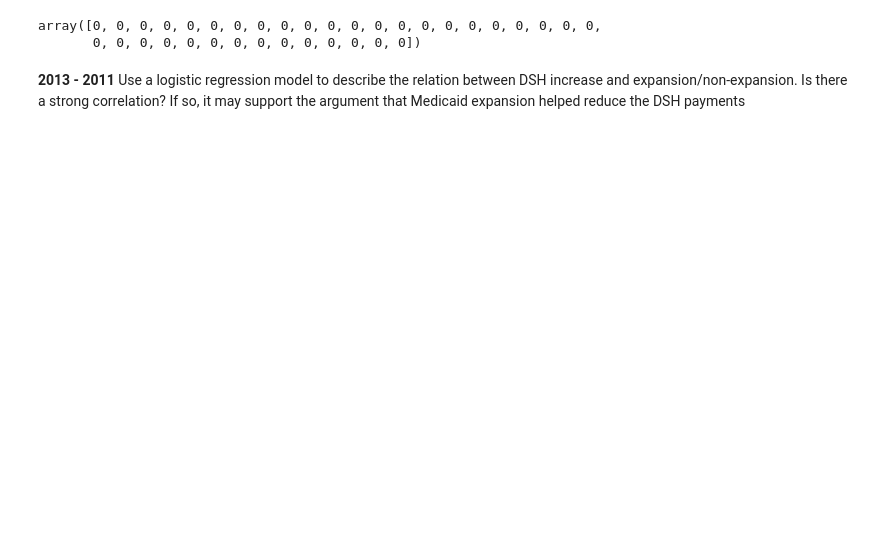
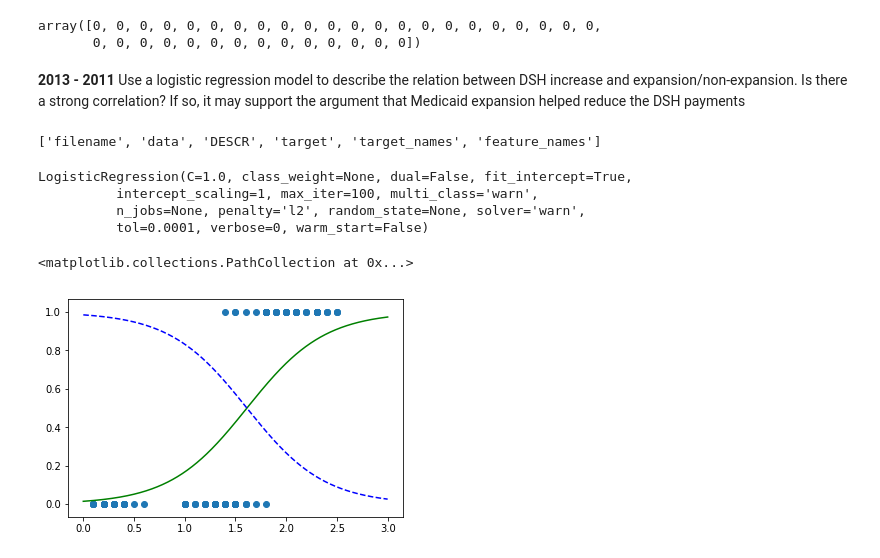
Before and after one commit to Kereeh/CMP-464, a Jupyter notebook: research/dsh_analysis.ipynb, the cells around one changed output. Drawn from its saved outputs; the diff is of its cells as text; code cells hidden in the pictures; blank space fills up the shorter version.

```diff
--- a/research/dsh_analysis.ipynb
+++ b/research/dsh_analysis.ipynb
@@ -142,3 +141,13 @@ array([0, 0, 0, 0, 0, 0, 0, 0, 0, 0, 0, 0, 0, 0, 0, 0, 0, 0, 0, 0, 0, 0,
 # %% [markdown]
 **2013 - 2011**
 Use a logistic regression model to describe the relation between DSH increase and expansion/non-expansion. Is there a strong correlation? If so, it may support the argument that Medicaid expansion helped reduce the DSH payments
+# %%
+from sklearn import datasets
+iris = datasets.load_iris()
+list(iris.keys())
+# %% [output]
+['filename', 'data', 'DESCR', 'target', 'target_names', 'feature_names']
+# %%
+X= iris["data"][:, 3:]
+# %%
+y = (iris["target"] == 2).astype(np.int)
@@ -144,0 +156,17 @@ Use a logistic regression model to describe the relation between DSH increase an
+# %%
+log_reg.fit(X,y)
+# %% [output]
+LogisticRegression(C=1.0, class_weight=None, dual=False, fit_intercept=True,
+          intercept_scaling=1, max_iter=100, multi_class='warn',
+          n_jobs=None, penalty='l2', random_state=None, solver='warn',
+          tol=0.0001, verbose=0, warm_start=False)
+# %%
+X_new = np.linspace(0, 3, 1000).reshape(-1, 1)
+y_proba = log_reg.predict_proba(X_new)
+# %%
+plt.plot(X_new, y_proba[:, 1], "g-")
+plt.plot(X_new, y_proba[:, 0], "b--")
+plt.scatter(X, y)
+# %% [output]
+<matplotlib.collections.PathCollection at 0x...>
+[figure, added]
```
Also changed, not shown: parts of 4 cells of this notebook.
